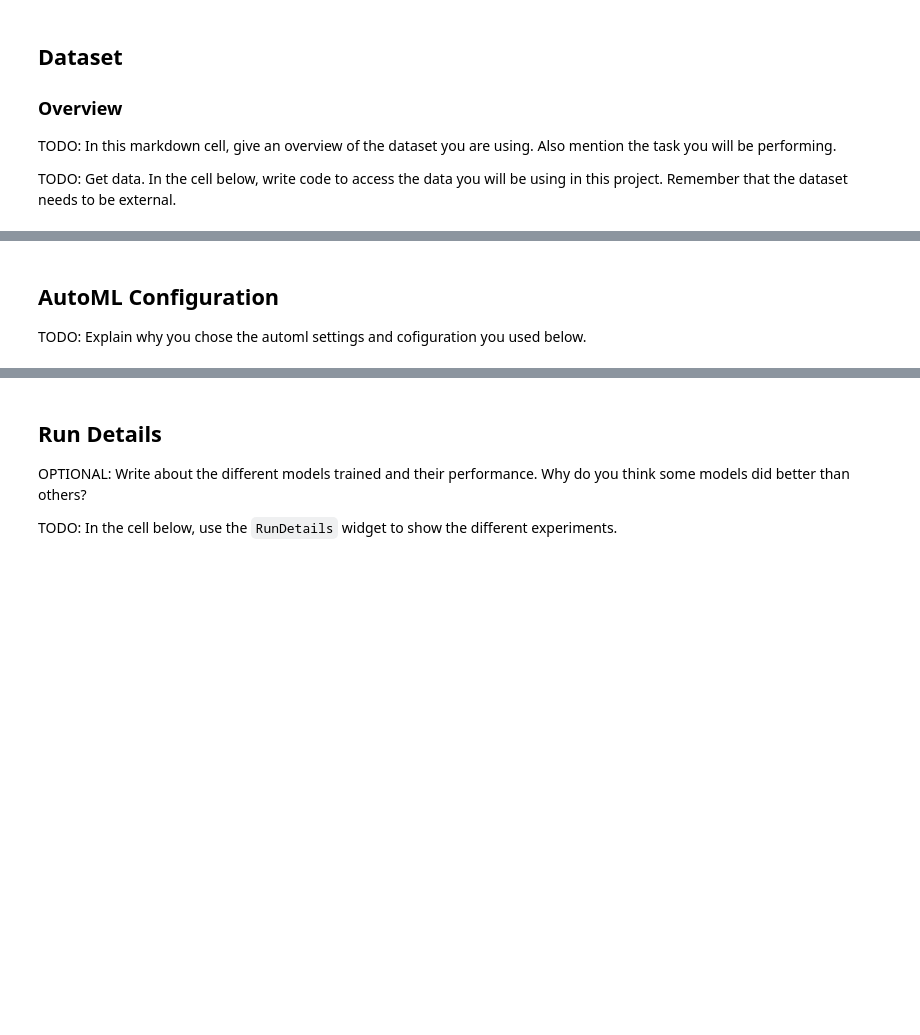
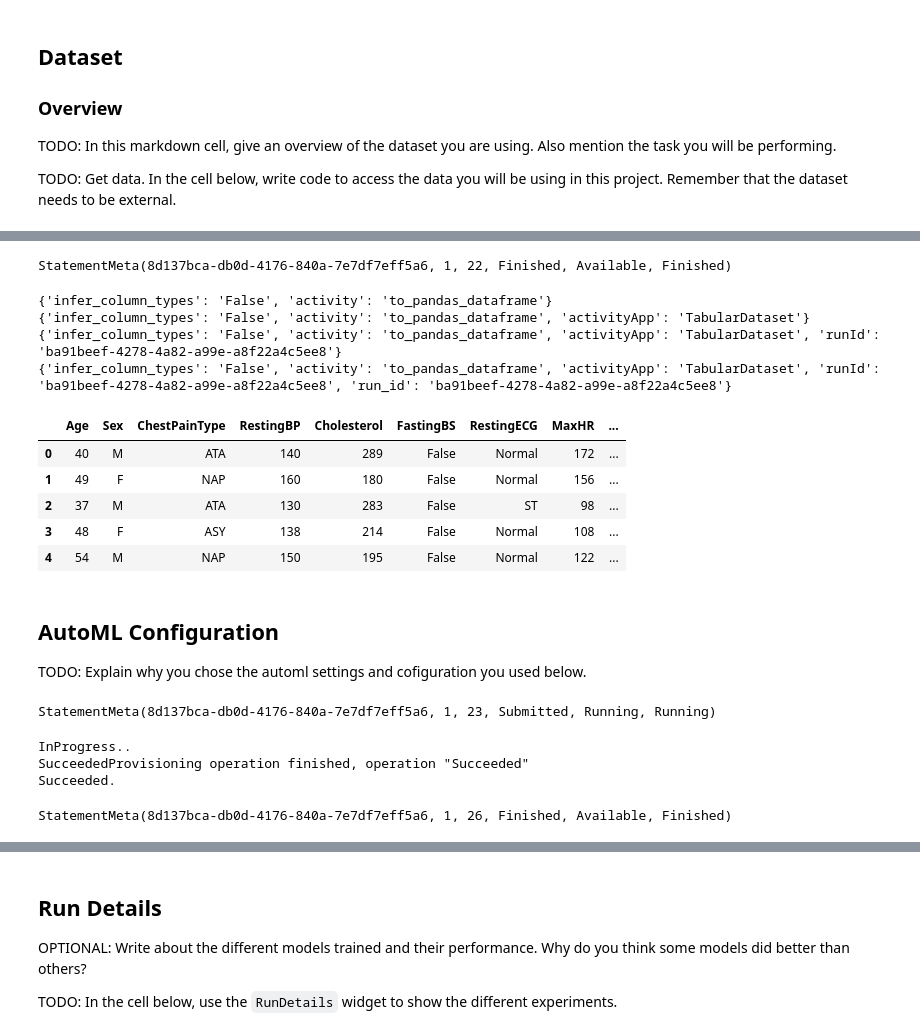
Before and after one commit to hknguyen20/nd00333-capstone, a Jupyter notebook: starter_file/automl.ipynb, the cells around one changed output, grey strips where cells are left out. Saved outputs shown, nothing was run; the diff lists cells and outputs as text; code cells hidden in the pictures; blank space fills up the shorter version.

```diff
--- a/starter_file/automl.ipynb
+++ b/starter_file/automl.ipynb
@@ -36,8 +61,8 @@ TODO: In this markdown cell, give an overview of the dataset you are using. Also
 
 TODO: Get data. In the cell below, write code to access the data you will be using in this project. Remember that the dataset needs to be external.
 # %%
-session_id = "268650"
-subscription_id= "aa7cf8e8-d23f-4bce-a7b9-1f0b4e0ac8ee"
+session_id = "268818"
+subscription_id= "d7f39349-a66b-446e-aba6-0053c2cf1c11"
 resource_group= f"aml-quickstarts-{session_id}"
 workspace_name= f"quick-starts-ws-{session_id}"
 
@@ -52,26 +88,38 @@ experiment
 # %%
 
 
 # Try to load the dataset from the Workspace. Otherwise, create it from the file
 # NOTE: update the key to match the dataset name
 found = False
-key = "student-dropout"
-description_text = "Predict Students Dropout and Academic Success from Kaggle"
+key = "heart-failure"
+description_text = "Heart Failure Prediction Dataset"
 
 if key in ws.datasets.keys():
         found = True
         dataset = ws.datasets[key]
 
 if not found:
         # Create AML Dataset and register it into Workspace
-        example_data = 'https://raw.githubusercontent.com/hknguyen20/nd00333-capstone/refs/heads/master/data.csv'
+        example_data = 'https://raw.githubusercontent.com/hknguyen20/nd00333-capstone/refs/heads/master/heart.csv'
         dataset = Dataset.Tabular.from_delimited_files(example_data)
         #Register Dataset in Workspace
         dataset = dataset.register(workspace=ws,
                                    name=key,
                                    description=description_text)
 df = dataset.to_pandas_dataframe()
-df.describe()
+df.head()
+# %% [output]
+StatementMeta(8d137bca-db0d-4176-840a-7e7df7eff5a6, 1, 22, Finished, Available, Finished)
+{'infer_column_types': 'False', 'activity': 'to_pandas_dataframe'}
+{'infer_column_types': 'False', 'activity': 'to_pandas_dataframe', 'activityApp': 'TabularDataset'}
+{'infer_column_types': 'False', 'activity': 'to_pandas_dataframe', 'activityApp': 'TabularDataset', 'runId': 'ba91beef-4278-4a82-a99e-a8f22a4c5ee8'}
+{'infer_column_types': 'False', 'activity': 'to_pandas_dataframe', 'activityApp': 'TabularDataset', 'runId': 'ba91beef-4278-4a82-a99e-a8f22a4c5ee8', 'run_id': 'ba91beef-4278-4a82-a99e-a8f22a4c5ee8'}
+|  | Age | Sex | ChestPainType | RestingBP | Cholesterol | FastingBS | RestingECG | MaxHR | ... |
+| 0 | 40 | M | ATA | 140 | 289 | False | Normal | 172 | ... |
+| 1 | 49 | F | NAP | 160 | 180 | False | Normal | 156 | ... |
+| 2 | 37 | M | ATA | 130 | 283 | False | ST | 98 | ... |
+| 3 | 48 | F | ASY | 138 | 214 | False | Normal | 108 | ... |
+| 4 | 54 | M | NAP | 150 | 195 | False | Normal | 122 | ... |
 # %% [markdown]
 ## AutoML Configuration
 
@@ -97,6 +145,11 @@ except ComputeTargetException:
     compute_target = ComputeTarget.create(ws, amlcompute_cluster_name, compute_config)
 
 compute_target.wait_for_completion(show_output=True, min_node_count = 1, timeout_in_minutes = 10)
+# %% [output]
+StatementMeta(8d137bca-db0d-4176-840a-7e7df7eff5a6, 1, 23, Submitted, Running, Running)
+InProgress..
+SucceededProvisioning operation finished, operation "Succeeded"
+Succeeded.
 # %%
 # TODO: Put your automl settings here
 automl_settings = {
@@ -110,13 +163,14 @@ automl_settings = {
 automl_config = AutoMLConfig(compute_target=compute_target,
                              task = "classification",
                              training_data=dataset,
-                             label_column_name="Target",
+                             label_column_name="HeartDisease",
                              path = project_folder,
-                             enable_early_stopping= True,
                              featurization= 'auto',
                              debug_log = "automl_errors.log",
                              **automl_settings
                             )
+# %% [output]
+StatementMeta(8d137bca-db0d-4176-840a-7e7df7eff5a6, 1, 26, Finished, Available, Finished)
 # %%
 # TODO: Submit your experiment
 automl_run = experiment.submit(automl_config)
```
Also changed, not shown: parts of 8 cells of this notebook, 1 other file.
